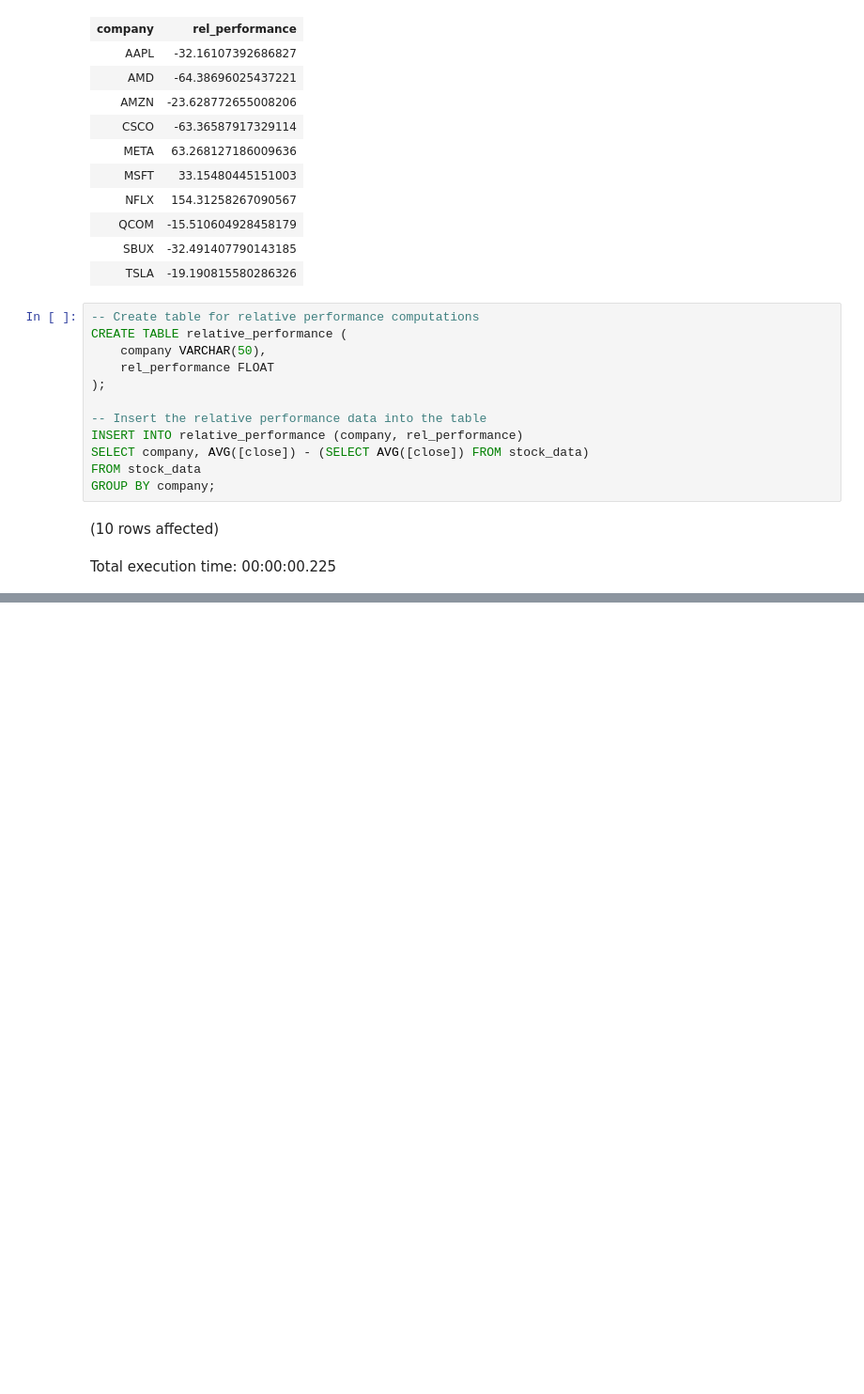
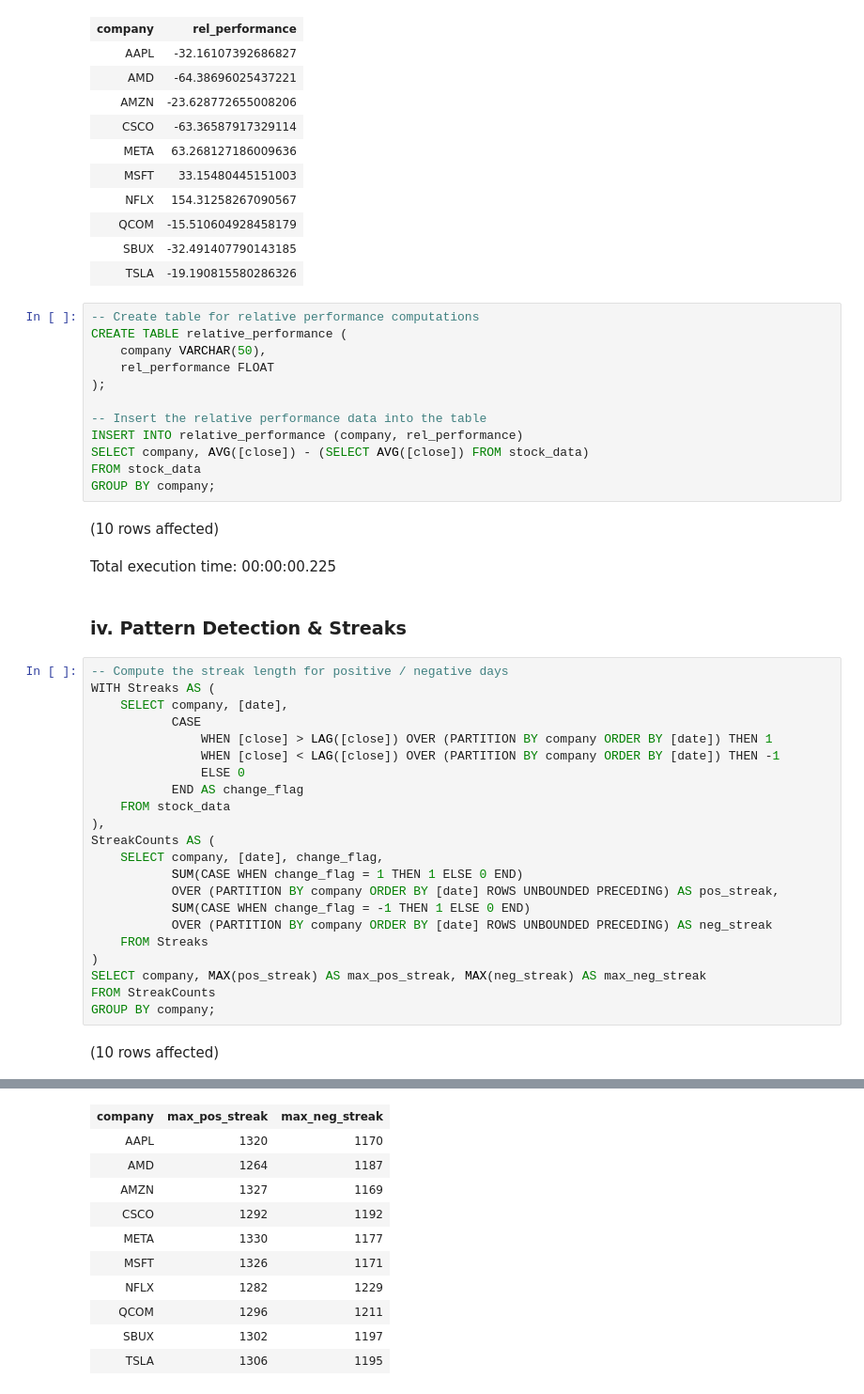
Before and after one commit to bradleytkay/stock_market_analysis, a Jupyter notebook: step_3a_eda_pt_2.ipynb, the cells around one changed output, grey strips where cells are left out. Shown: that part at 94% size. Cells and saved outputs as stored; diff of their text form; blank space fills up the shorter version.

Commit message:
computed positive / negative streaks, created table and inserted computed data

```diff
--- a/step_3a_eda_pt_2.ipynb
+++ b/step_3a_eda_pt_2.ipynb
@@ -538,3 +538,29 @@ GROUP BY company;
 # %% [output]
 (10 rows affected)
 Total execution time: 00:00:00.225
+# %% [markdown]
+### iv. Pattern Detection & Streaks
+# %%
+-- Compute the streak length for positive / negative days
+WITH Streaks AS (
+    SELECT company, [date],
+           CASE
+               WHEN [close] > LAG([close]) OVER (PARTITION BY company ORDER BY [date]) THEN 1
+               WHEN [close] < LAG([close]) OVER (PARTITION BY company ORDER BY [date]) THEN -1
+               ELSE 0
+           END AS change_flag
+    FROM stock_data
+),
+StreakCounts AS (
+    SELECT company, [date], change_flag,
+           SUM(CASE WHEN change_flag = 1 THEN 1 ELSE 0 END)
+           OVER (PARTITION BY company ORDER BY [date] ROWS UNBOUNDED PRECEDING) AS pos_streak,
+           SUM(CASE WHEN change_flag = -1 THEN 1 ELSE 0 END)
+           OVER (PARTITION BY company ORDER BY [date] ROWS UNBOUNDED PRECEDING) AS neg_streak
+    FROM Streaks
+)
+SELECT company, MAX(pos_streak) AS max_pos_streak, MAX(neg_streak) AS max_neg_streak
+FROM StreakCounts
+GROUP BY company;
+# %% [output]
+(10 rows affected)
@@ -540,0 +568,11 @@ Total execution time: 00:00:00.225
+| company | max_pos_streak | max_neg_streak |
+| AAPL | 1320 | 1170 |
+| AMD | 1264 | 1187 |
+| AMZN | 1327 | 1169 |
+| CSCO | 1292 | 1192 |
+| META | 1330 | 1177 |
+| MSFT | 1326 | 1171 |
+| NFLX | 1282 | 1229 |
+| QCOM | 1296 | 1211 |
+| SBUX | 1302 | 1197 |
+| TSLA | 1306 | 1195 |
```
Also changed, not shown: parts of 2 cells of this notebook.
